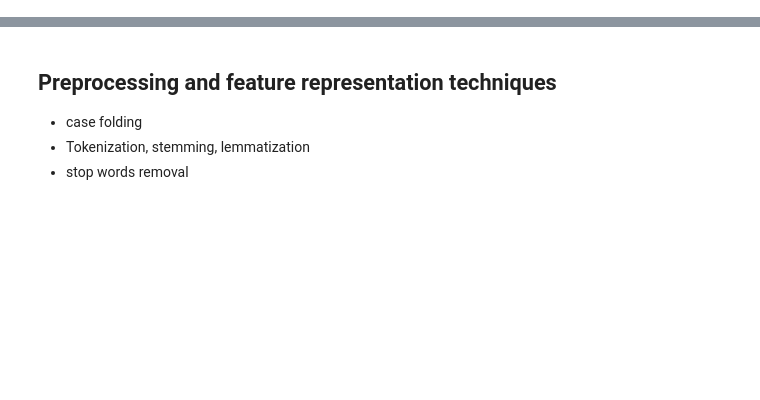
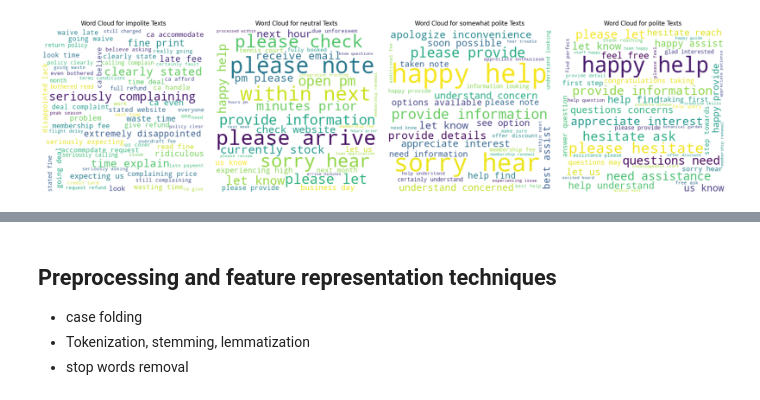
Before and after one commit to franciscopana/M.IA_Natural-Language-Processing, a Jupyter notebook: main.ipynb, the cells around one changed output, grey strips where cells are left out. Saved outputs shown, nothing was run; the diff lists cells and outputs as text; code cells hidden in the pictures; blank space fills up the shorter version.

```diff
--- a/main.ipynb
+++ b/main.ipynb
@@ -79,0 +174,33 @@ Each example in the dataset contains:
+# %%
+def generate_word_clouds(label_texts, label_order):
+    num_labels = len(label_order)
+    fig, axes = plt.subplots(1, num_labels, figsize=(5 * num_labels, 5))
+
+    if num_labels == 1:
+        axes = [axes]
+
+    for ax, label in zip(axes, label_order):
+        if label_texts[label]:
+            stop_words = set(stopwords.words('english'))
+            word_tokens = word_tokenize(' '.join(label_texts[label]))
+            filtered_words = [word.lower() for word in word_tokens if word.lower() not in stop_words and word.isalnum()]
+
+            wordcloud = WordCloud(width=400, height=400, background_color='white', min_font_size=10).generate(' '.join(filtered_words))
+
+            ax.imshow(wordcloud, interpolation='bilinear')
+            ax.set_title(f'Word Cloud for {label} Texts')
+            ax.axis('off')
+
+    plt.tight_layout()
+    plt.show()
+
+label_texts = {label: [] for label in label_order}
+for name, df in dataframes.items():
+    if 'label' in df.columns and 'text' in df.columns:
+        for label in label_order:
+            label_texts[label].extend(df[df['label'].astype(str) == label]['text'].dropna().tolist())
+
+
+generate_word_clouds(label_texts, label_order)
+# %% [output]
+[figure, added]
```
Also changed, not shown: parts of 21 cells of this notebook.
